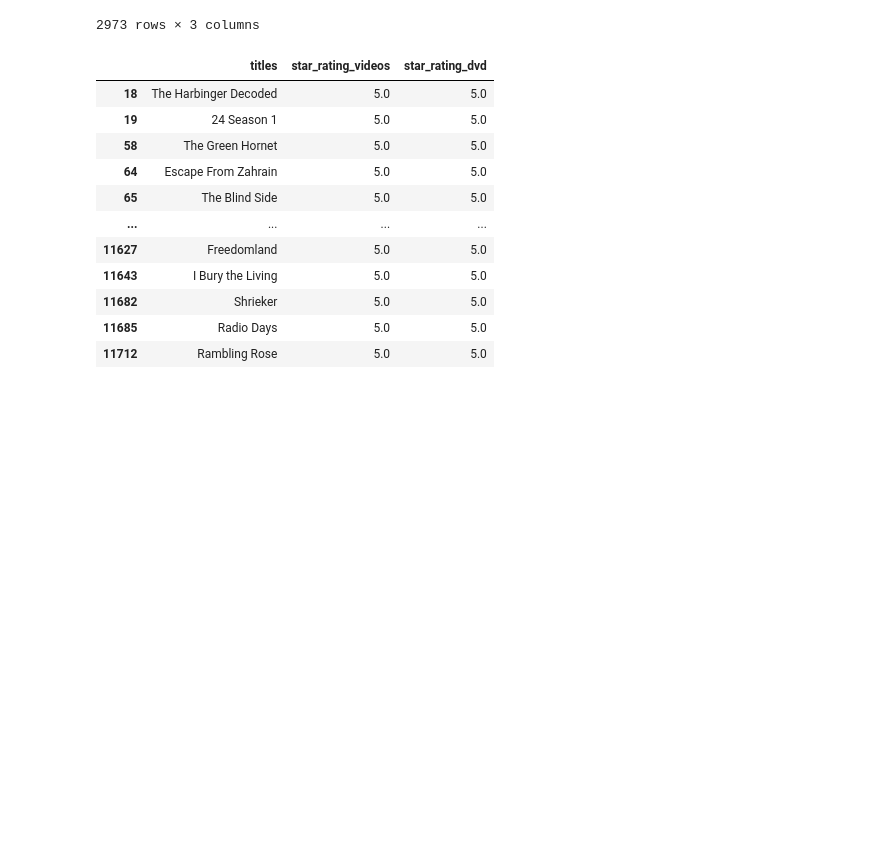
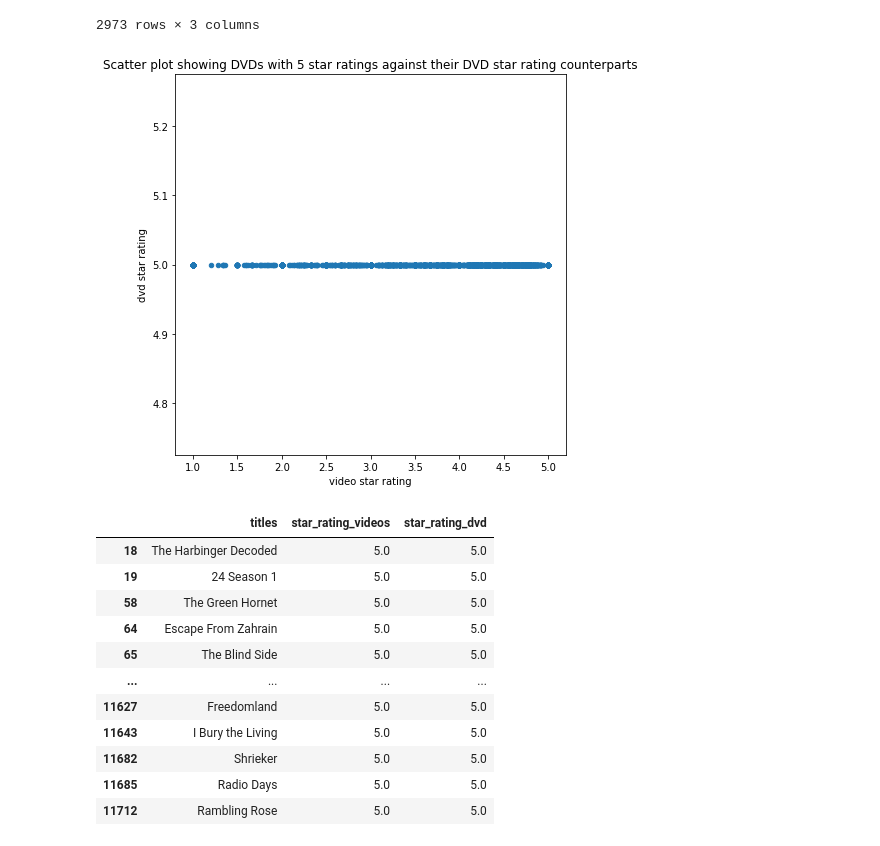
Before and after one commit to gracewainaina/CS396_Data_Science, a Jupyter notebook: videos_dvd_eda.ipynb, the cells around one changed output. Saved outputs shown, nothing was run; the diff lists cells and outputs as text; code cells hidden in the pictures; blank space fills up the shorter version.

```diff
--- a/videos_dvd_eda.ipynb
+++ b/videos_dvd_eda.ipynb
@@ -272,6 +244,12 @@ top_dvd
 | 11711 | Serving in Silence: The Colonel M... | 2.000000 | 5.0 |
 | 11712 | Rambling Rose | 5.000000 | 5.0 |
 2973 rows × 3 columns
+# %%
+top_dvd.plot(kind='scatter', x='star_rating_videos', y='star_rating_dvd', xlabel='video star rating', ylabel='dvd star rating')
+plt.title("Scatter plot showing DVDs with 5 star ratings against their DVD star rating counterparts")
+plt.show()
+# %% [output]
+[figure, added]
 # %%
 top_videos_dvd = top_videos[top_videos['titles'].isin(top_dvd['titles']) == True]
 top_videos_dvd
```
Also changed, not shown: parts of 47 cells of this notebook.
